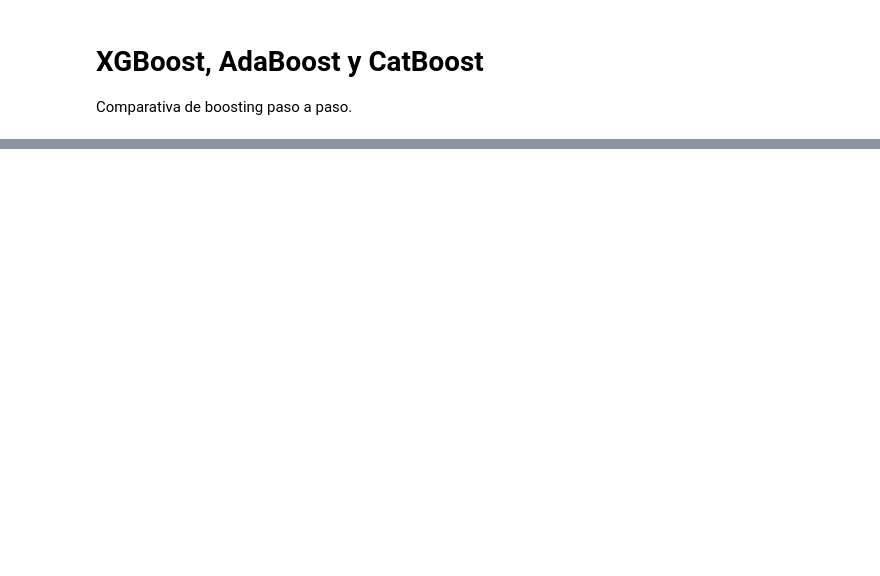
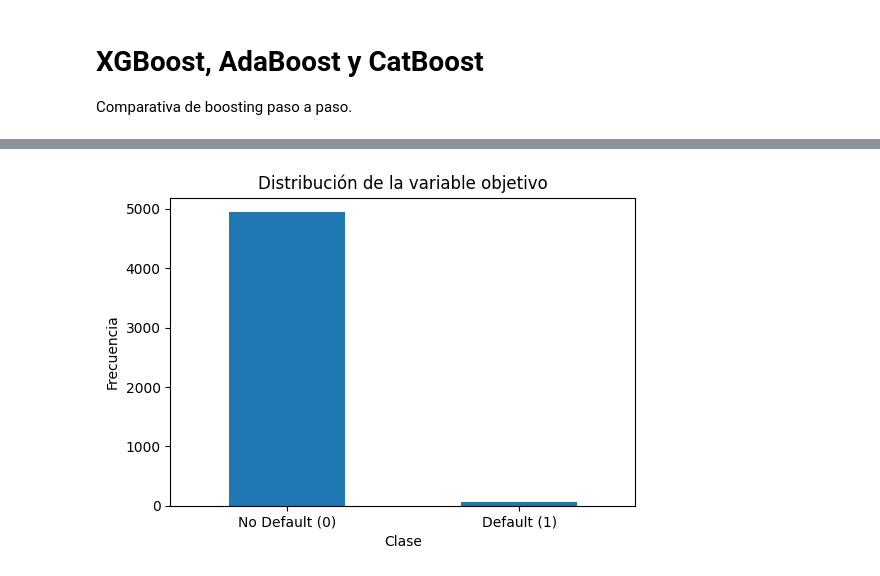
Before and after one commit to ramitjansIA/caixabank_formacion, a Jupyter notebook: notebooks/day2/05_boosting_xgboost_adaboost_catboost.ipynb, the cells around one changed output, grey strips where cells are left out. Saved outputs shown, nothing was run; the diff lists cells and outputs as text; code cells hidden in the pictures; blank space fills up the shorter version.

```diff
--- a/notebooks/day2/05_boosting_xgboost_adaboost_catboost.ipynb
+++ b/notebooks/day2/05_boosting_xgboost_adaboost_catboost.ipynb
@@ -79,0 +132,10 @@ display(df["default"].value_counts(normalize=True).rename("proporcion"))
+# %%
+fig, ax = plt.subplots(figsize=(6,4))
+y.value_counts().sort_index().plot(kind="bar", ax=ax)
+ax.set_title("Distribución de la variable objetivo")
+ax.set_xlabel("Clase")
+ax.set_ylabel("Frecuencia")
+ax.set_xticklabels(["No Default (0)", "Default (1)"], rotation=0)
+plt.show()
+# %% [output]
+[figure, added]
```
Also changed, not shown: parts of 19 cells of this notebook.
